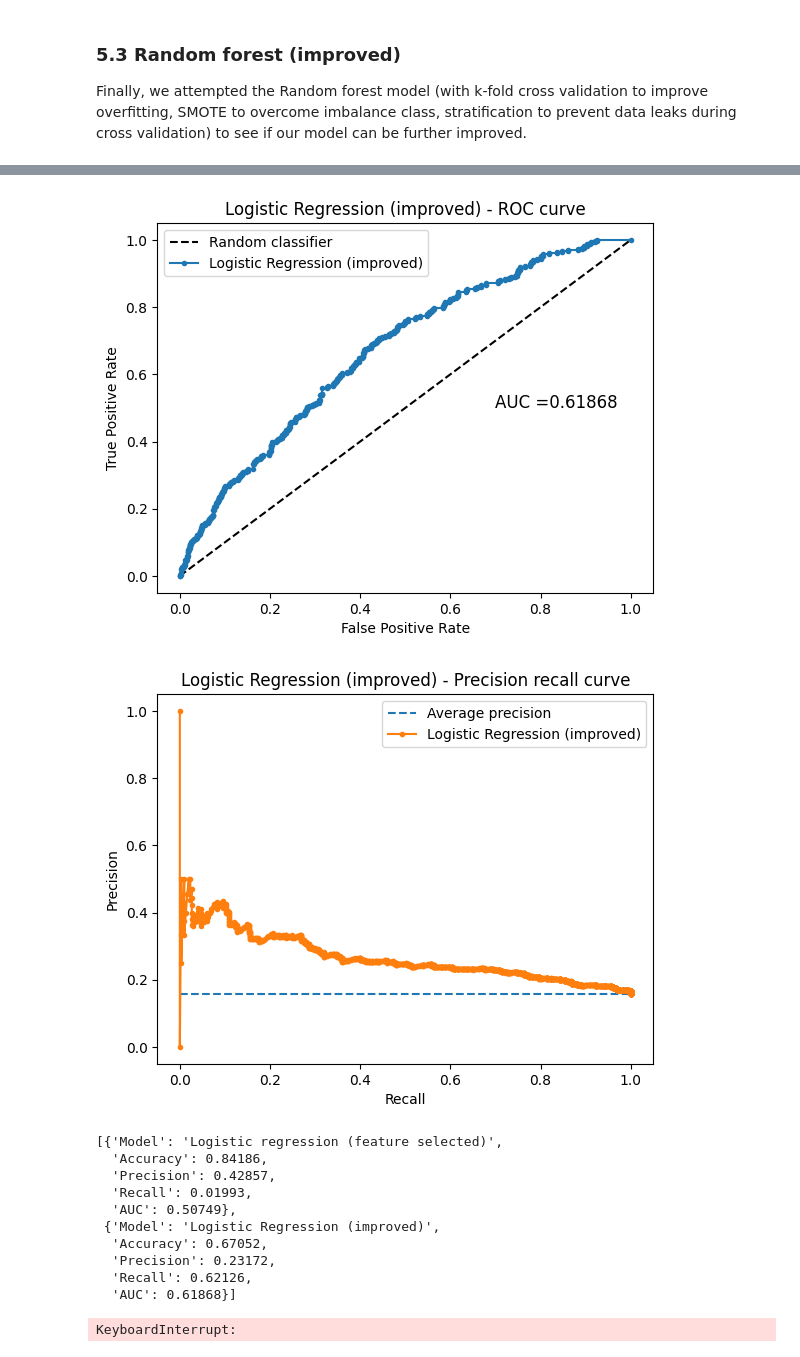
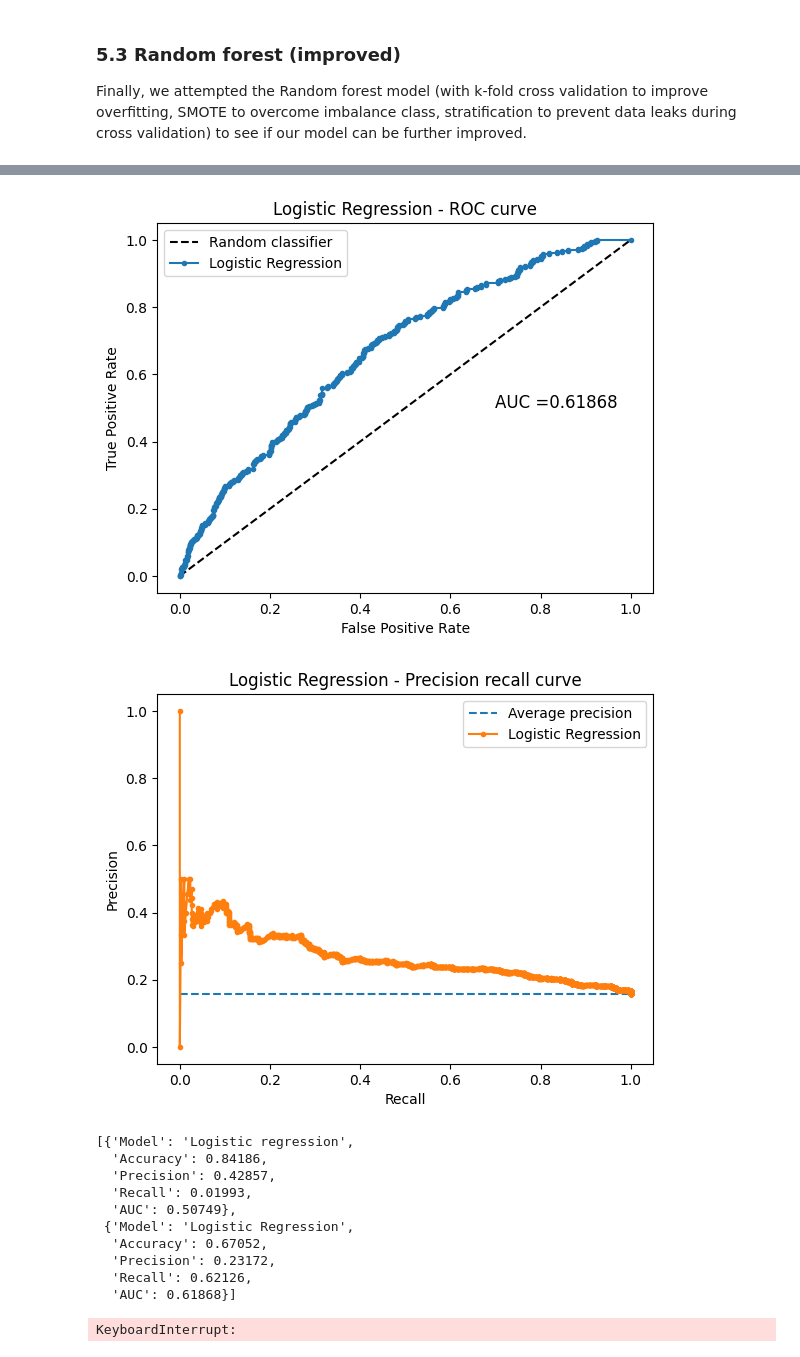
Before and after one commit to winhandsome309/thesis_banking, a Jupyter notebook: models/notebook_first.ipynb, the cells around one changed output, grey strips where cells are left out. Drawn from its saved outputs; the diff is of its cells as text; code cells hidden in the pictures.

```diff
--- a/models/notebook_first.ipynb
+++ b/models/notebook_first.ipynb
@@ -1140,7 +1140,6 @@ Based on the features selected in the feature selection selection, we now run th
 # %%
 # Logistic regression v1 (baseline)
 clf = LogisticRegression()
-print(X_test_e_l_n.head(10))
 clf.fit(X_train_e_l_n, y_train)
-final_model.append(model_run('Logistic regression (feature selected)', clf, X=X_test_e_l_n, y=y_test))
+final_model.append(model_run('Logistic regression', clf, X=X_test_e_l_n, y=y_test))
 # %% [output]
@@ -1212,9 +1203,9 @@ new_params = {'logisticregression__' + key: params[key] for key in params}
 pipe = make_pipeline(SMOTE(random_state=42),
                               LogisticRegression(penalty='l1' ,C=0, random_state=0))
 # Search for best param
-lr_clf, lr = best_param_search('Logistic Regression (improved)', pipe, new_params,kf)
+lr_clf, lr = best_param_search('Logistic Regression', pipe, new_params,kf)
 # Print result
-final_model.append(model_run('Logistic Regression (improved)', lr_clf, X=X_test_e_l_n, y=y_test))
+final_model.append(model_run('Logistic Regression', lr_clf, X=X_test_e_l_n, y=y_test))
 # Append result
 final_result.append(lr)
 final_result
@@ -1233,11 +1224,11 @@ weighted avg       0.79      0.62      0.67      1916
-[figure, old version]
+[figure, new version]
-[figure, old version]
+[figure, new version]
-[{'Model': 'Logistic regression (feature selected)',
+[{'Model': 'Logistic regression',
   'Accuracy': 0.84186,
   'Precision': 0.42857,
   'Recall': 0.01993,
   'AUC': 0.50749},
- {'Model': 'Logistic Regression (improved)',
+ {'Model': 'Logistic Regression',
   'Accuracy': 0.67052,
   'Precision': 0.23172,
   'Recall': 0.62126,
```
Also changed, not shown: parts of 3 cells of this notebook, 12 other files.
